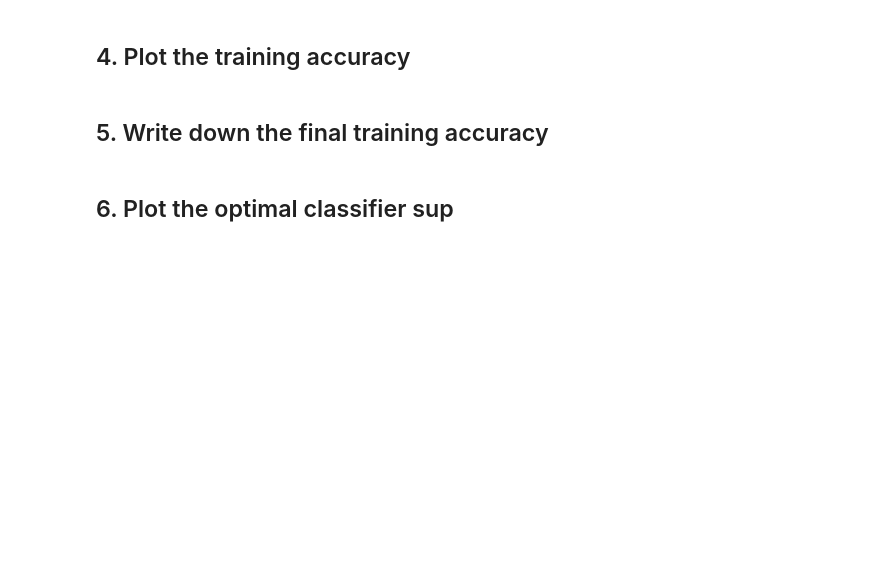
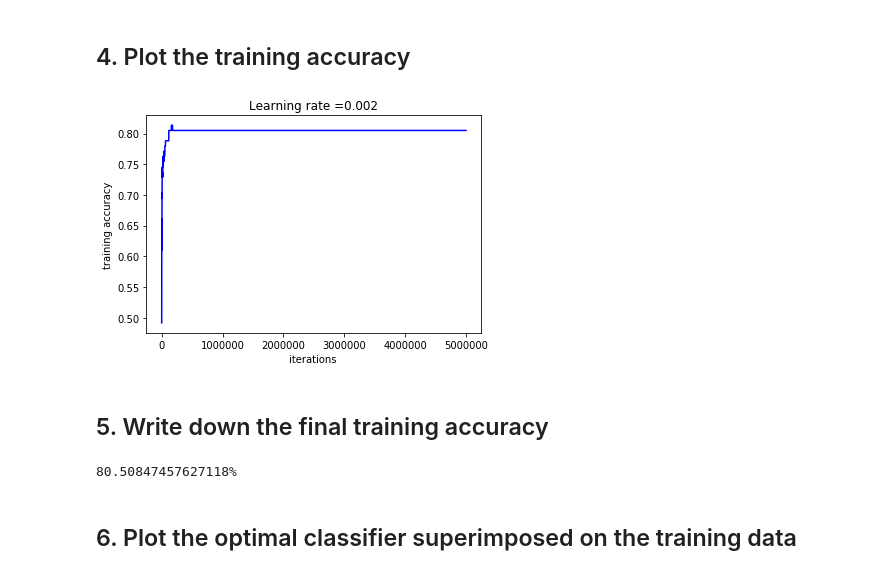
Before and after one commit to YoungsooNa/ML, a Jupyter notebook: Assignment_06/Assignment06.ipynb, the cells around one changed output. Saved outputs shown, nothing was run; the diff lists cells and outputs as text; code cells hidden in the pictures; blank space fills up the shorter version.

Commit message:
write down the final training accuracy

```diff
--- a/Assignment_06/Assignment06.ipynb
+++ b/Assignment_06/Assignment06.ipynb
@@ -107,7 +96,26 @@ plt.show()
 [figure]
 # %% [markdown]
 ## 4. Plot the training accuracy
+# %%
+plt.plot(np.squeeze(accuracy_list), color='b')
+plt.ylabel('training accuracy')
+plt.xlabel('iterations ')
+plt.title("Learning rate =" + str(lr))
+plt.show()
+# %% [output]
+[figure, added]
 # %% [markdown]
 ## 5. Write down the final training accuracy
+# %%
+correct = 0
+for i, a in enumerate(A):
+    if a <= 0.5 and label[i] == 0 :
+        correct += 1
+    elif a > 0.5 and label[i] == 1:
+        correct += 1
+
+print(str(correct / len(A) * 100) + '%')
+# %% [output]
+80.50847457627118%
 # %% [markdown]
-## 6. Plot the optimal classifier sup
+## 6. Plot the optimal classifier superimposed on the training data
```
Also changed, not shown: parts of 1 cell of this notebook.
